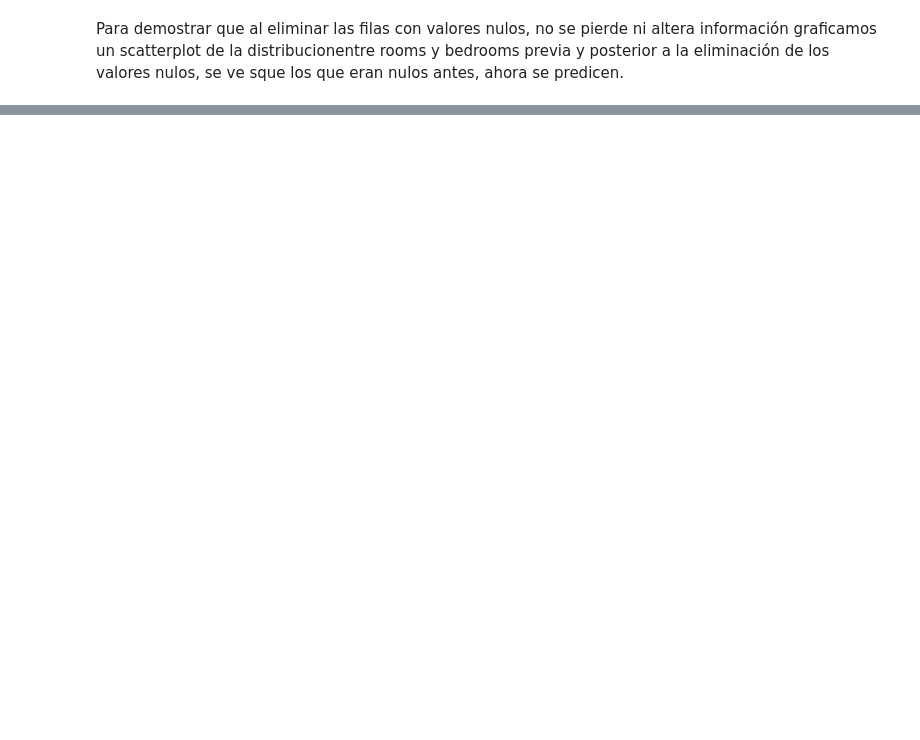
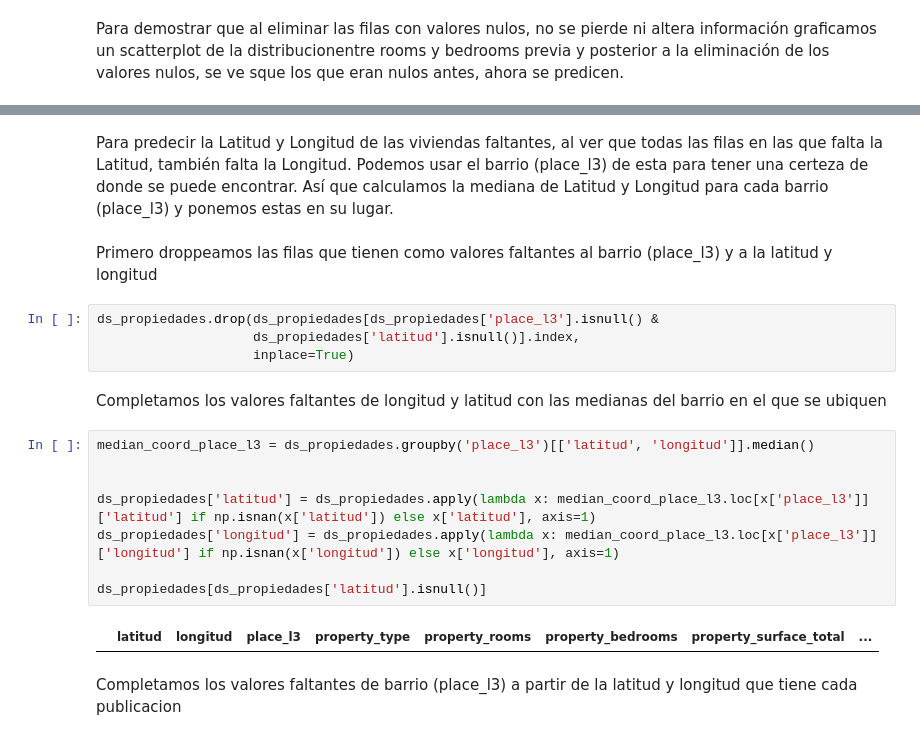
Before and after one commit to franjuarez/7506R-2C2022-GRUPO21, a Jupyter notebook: 7506R_TP1_GRUPO21_ENTREGA.ipynb, the cells around one changed output, grey strips where cells are left out. Cells and saved outputs as stored; diff of their text form; blank space fills up the shorter version.

```diff
--- a/7506R_TP1_GRUPO21_ENTREGA.ipynb
+++ b/7506R_TP1_GRUPO21_ENTREGA.ipynb
@@ -356,0 +375,22 @@ plt.show()
+# %% [markdown]
+Para predecir la Latitud y Longitud de las viviendas faltantes, al ver que todas las filas en las que falta la Latitud, también falta la Longitud. Podemos usar el barrio (place_l3) de esta para tener una certeza de donde se puede encontrar. Así que calculamos la mediana de Latitud y Longitud para cada barrio (place_l3) y ponemos estas en su lugar.
+# %% [markdown]
+Primero droppeamos las filas que tienen como valores faltantes al barrio (place_l3) y a la latitud y longitud
+# %%
+ds_propiedades.drop(ds_propiedades[ds_propiedades['place_l3'].isnull() &
+                    ds_propiedades['latitud'].isnull()].index,
+                    inplace=True)
+# %% [markdown]
+Completamos los valores faltantes de longitud y latitud con las medianas del barrio en el que se ubiquen
+# %%
+median_coord_place_l3 = ds_propiedades.groupby('place_l3')[['latitud', 'longitud']].median()
+
+
+ds_propiedades['latitud'] = ds_propiedades.apply(lambda x: median_coord_place_l3.loc[x['place_l3']]['latitud'] if np.isnan(x['latitud']) else x['latitud'], axis=1)
+ds_propiedades['longitud'] = ds_propiedades.apply(lambda x: median_coord_place_l3.loc[x['place_l3']]['longitud'] if np.isnan(x['longitud']) else x['longitud'], axis=1)
+
+ds_propiedades[ds_propiedades['latitud'].isnull()]
+# %% [output]
+|  | latitud | longitud | place_l3 | property_type | property_rooms | property_bedrooms | property_surface_total | ... |
+# %% [markdown]
+Completamos los valores faltantes de barrio (place_l3) a partir de la latitud y longitud que tiene cada publicacion
```
Also changed, not shown: parts of 18 cells of this notebook.
